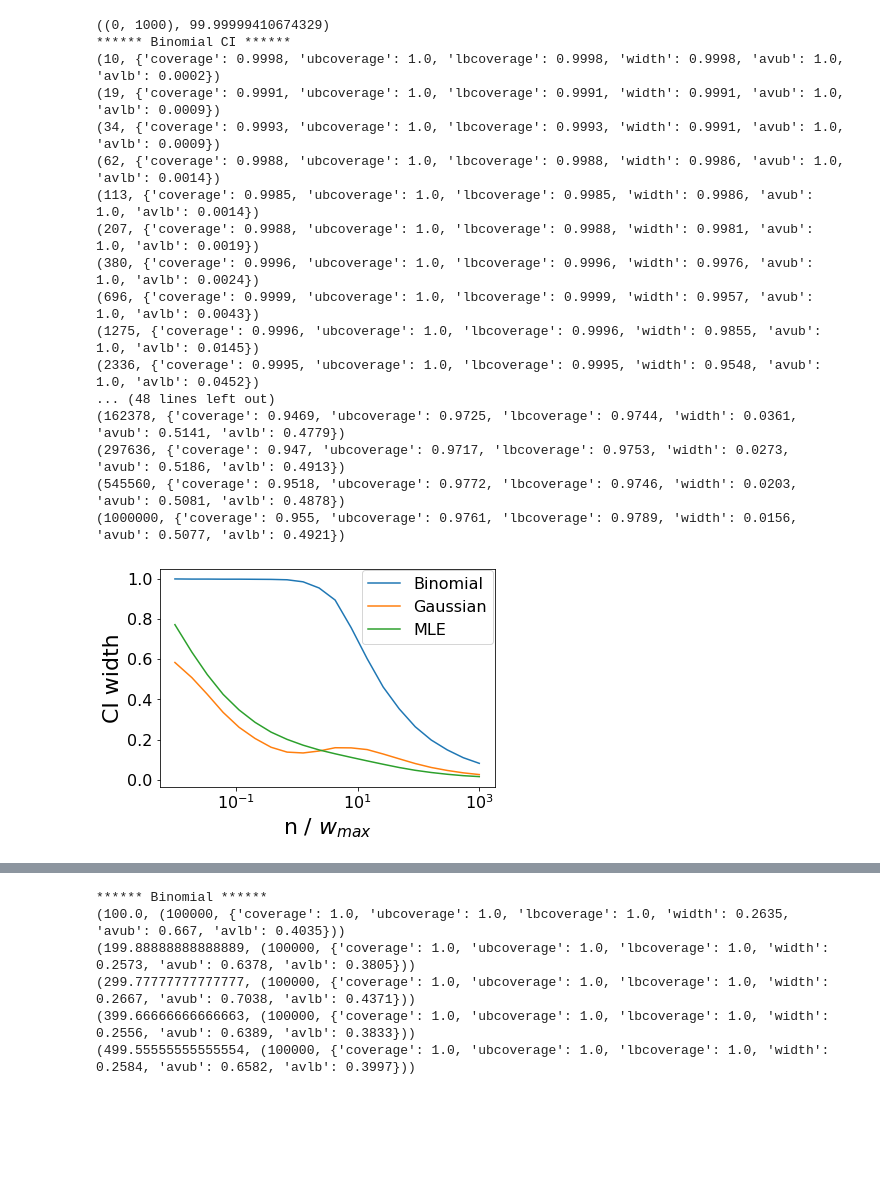
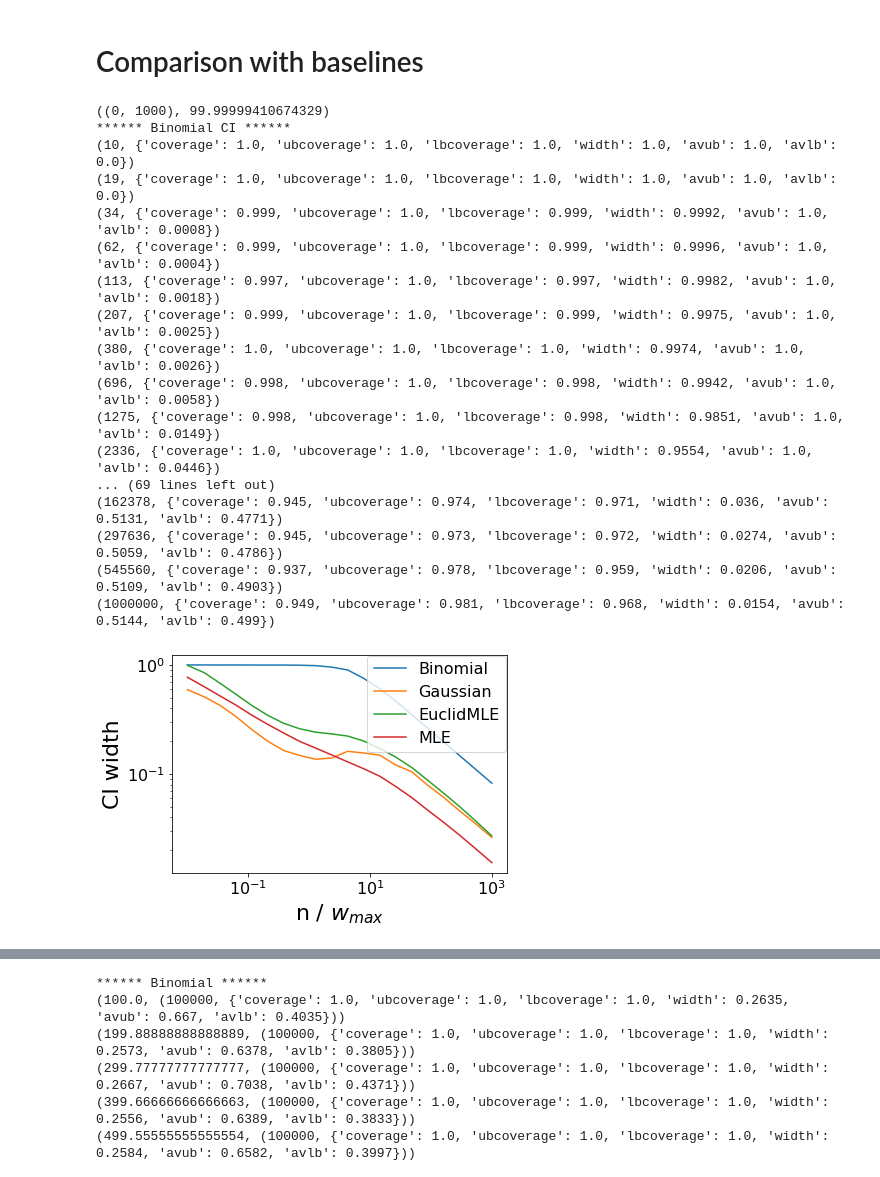
Before and after one commit to pmineiro/elfcb, a Jupyter notebook: ci.ipynb, the cells around one changed output, grey strips where cells are left out. Cells and saved outputs as stored; diff of their text form; code cells hidden in the pictures; blank space fills up the shorter version.

Commit message:
euclidean ci

```diff
--- a/ci.ipynb
+++ b/ci.ipynb
@@ -1,3 +49,5 @@
+# %% [markdown]
+# Comparison with baselines
 # %%
 class CITest:
     class ClopperPearson:
@@ -52,13 +327,13 @@ import MLE.MLE
 reload(environments.ControlledRangeVariance)
 reload(MLE.MLE)
 
-def produceresults(env, method, maxexp=6, numpts=15, ndataperpt=100):
+def produceresults(env, method, minexp=1, maxexp=6, numpts=15, ndataperpt=100):
     from math import ceil
     import numpy
 
     wmin, wmax = env.range()
 
-    for ndata in map(ceil, numpy.logspace(1, maxexp, numpts)):
+    for ndata in map(ceil, numpy.logspace(minexp, maxexp, numpts)):
         bounds=[]
         for i in range(1, ndataperpt+1):
             (truevalue, data) = env.sample(ndata)
@@ -111,13 +386,16 @@ print(getenv()[2:])
 wmax = getenv()[2][1]
 
 allres = []
-for (name, method) in [ ('Binomial CI', lambda data, wmax, alpha, **kwargs: CITest.ClopperPearson.interval(data, wmax, alpha)),
+for (name, method) in [
+                        ('Binomial CI', lambda data, wmax, alpha, **kwargs: CITest.ClopperPearson.interval(data, wmax, alpha)),
                         ('Asymptotic Gaussian', lambda data, wmax, alpha, **kwargs: CITest.AsymptoticGaussian.interval(data, wmax, alpha)),
+                        ('Euclidean', lambda data, wmax, alpha, **kwargs: CITest.Euclidean.interval(data, wmax, alpha)),
                         ('MLE CI', lambda data, **kwargs: MLE.MLE.asymptoticconfidenceinterval(datagen=lambda: data, **kwargs)[0]),
+
                       ]:
     print('****** {} ******'.format(name))
     res = []
-    for zzz in produceresults(getenv()[0], method, ndataperpt=10000, numpts=20):
+    for zzz in produceresults(getenv()[0], method, minexp=1, ndataperpt=1000, numpts=20):
         res.append(zzz)
         print('{}'.format(zzz), flush=True)
     allres.append((name, res))
@@ -126,21 +404,21 @@ pickle.dump( allres, open( "epsilongreedy_ci_allres.p", "wb" ) )
 # %% [output]
 ((0, 1000), 99.99999410674329)
 ****** Binomial CI ******
-(10, {'coverage': 0.9998, 'ubcoverage': 1.0, 'lbcoverage': 0.9998, 'width': 0.9998, 'avub': 1.0, 'avlb': 0.0002})
-(19, {'coverage': 0.9991, 'ubcoverage': 1.0, 'lbcoverage': 0.9991, 'width': 0.9991, 'avub': 1.0, 'avlb': 0.0009})
-(34, {'coverage': 0.9993, 'ubcoverage': 1.0, 'lbcoverage': 0.9993, 'width': 0.9991, 'avub': 1.0, 'avlb': 0.0009})
-(62, {'coverage': 0.9988, 'ubcoverage': 1.0, 'lbcoverage': 0.9988, 'width': 0.9986, 'avub': 1.0, 'avlb': 0.0014})
-(113, {'coverage': 0.9985, 'ubcoverage': 1.0, 'lbcoverage': 0.9985, 'width': 0.9986, 'avub': 1.0, 'avlb': 0.0014})
-(207, {'coverage': 0.9988, 'ubcoverage': 1.0, 'lbcoverage': 0.9988, 'width': 0.9981, 'avub': 1.0, 'avlb': 0.0019})
-(380, {'coverage': 0.9996, 'ubcoverage': 1.0, 'lbcoverage': 0.9996, 'width': 0.9976, 'avub': 1.0, 'avlb': 0.0024})
-(696, {'coverage': 0.9999, 'ubcoverage': 1.0, 'lbcoverage': 0.9999, 'width': 0.9957, 'avub': 1.0, 'avlb': 0.0043})
-(1275, {'coverage': 0.9996, 'ubcoverage': 1.0, 'lbcoverage': 0.9996, 'width': 0.9855, 'avub': 1.0, 'avlb': 0.0145})
-(2336, {'coverage': 0.9995, 'ubcoverage': 1.0, 'lbcoverage': 0.9995, 'width': 0.9548, 'avub': 1.0, 'avlb': 0.0452})
-... (48 lines left out)
-(162378, {'coverage': 0.9469, 'ubcoverage': 0.9725, 'lbcoverage': 0.9744, 'width': 0.0361, 'avub': 0.5141, 'avlb': 0.4779})
-(297636, {'coverage': 0.947, 'ubcoverage': 0.9717, 'lbcoverage': 0.9753, 'width': 0.0273, 'avub': 0.5186, 'avlb': 0.4913})
-(545560, {'coverage': 0.9518, 'ubcoverage': 0.9772, 'lbcoverage': 0.9746, 'width': 0.0203, 'avub': 0.5081, 'avlb': 0.4878})
-(1000000, {'coverage': 0.955, 'ubcoverage': 0.9761, 'lbcoverage': 0.9789, 'width': 0.0156, 'avub': 0.5077, 'avlb': 0.4921})
+(10, {'coverage': 1.0, 'ubcoverage': 1.0, 'lbcoverage': 1.0, 'width': 1.0, 'avub': 1.0, 'avlb': 0.0})
+(19, {'coverage': 1.0, 'ubcoverage': 1.0, 'lbcoverage': 1.0, 'width': 1.0, 'avub': 1.0, 'avlb': 0.0})
+(34, {'coverage': 0.999, 'ubcoverage': 1.0, 'lbcoverage': 0.999, 'width': 0.9992, 'avub': 1.0, 'avlb': 0.0008})
+(62, {'coverage': 0.999, 'ubcoverage': 1.0, 'lbcoverage': 0.999, 'width': 0.9996, 'avub': 1.0, 'avlb': 0.0004})
+(113, {'coverage': 0.997, 'ubcoverage': 1.0, 'lbcoverage': 0.997, 'width': 0.9982, 'avub': 1.0, 'avlb': 0.0018})
+(207, {'coverage': 0.999, 'ubcoverage': 1.0, 'lbcoverage': 0.999, 'width': 0.9975, 'avub': 1.0, 'avlb': 0.0025})
+(380, {'coverage': 1.0, 'ubcoverage': 1.0, 'lbcoverage': 1.0, 'width': 0.9974, 'avub': 1.0, 'avlb': 0.0026})
+(696, {'coverage': 0.998, 'ubcoverage': 1.0, 'lbcoverage': 0.998, 'width': 0.9942, 'avub': 1.0, 'avlb': 0.0058})
+(1275, {'coverage': 0.998, 'ubcoverage': 1.0, 'lbcoverage': 0.998, 'width': 0.9851, 'avub': 1.0, 'avlb': 0.0149})
+(2336, {'coverage': 1.0, 'ubcoverage': 1.0, 'lbcoverage': 1.0, 'width': 0.9554, 'avub': 1.0, 'avlb': 0.0446})
+... (69 lines left out)
+(162378, {'coverage': 0.945, 'ubcoverage': 0.974, 'lbcoverage': 0.971, 'width': 0.036, 'avub': 0.5131, 'avlb': 0.4771})
+(297636, {'coverage': 0.945, 'ubcoverage': 0.973, 'lbcoverage': 0.972, 'width': 0.0274, 'avub': 0.5059, 'avlb': 0.4786})
+(545560, {'coverage': 0.937, 'ubcoverage': 0.978, 'lbcoverage': 0.959, 'width': 0.0206, 'avub': 0.5109, 'avlb': 0.4903})
+(1000000, {'coverage': 0.949, 'ubcoverage': 0.981, 'lbcoverage': 0.968, 'width': 0.0154, 'avub': 0.5144, 'avlb': 0.499})
 # %%
 %matplotlib inline
 
@@ -302,44 +580,43 @@ class FlassPlot:
     @staticmethod
     def pic(x, y, label):
         import matplotlib.pyplot as plt
-        plt.semilogx(x, y, label=label)
+        plt.loglog(x, y, label=label)
 
         #plt.loglog(x, y, label=label)
         plt.legend()
 
     @staticmethod
     def axeslabel(xlabel, ylabel):
         import matplotlib.pyplot as plt
         plt.xlabel(xlabel)
         plt.ylabel(ylabel)
 
     @staticmethod
     def title(title):
         import matplotlib.pyplot as plt
         plt.title(title)
 
     @staticmethod
     def legend(**kwargs):
         import matplotlib.pyplot as plt
         plt.legend(**kwargs)
 
     @staticmethod
     def savefig(filename):
         import matplotlib.pyplot as plt
         plt.savefig(filename, bbox_inches='tight')
 
 import pickle
-del allres
 allres = pickle.load(open( "epsilongreedy_ci_allres.p", "rb" ) )
 
-renameit = { "Binomial CI": "Binomial", "Asymptotic Gaussian": "Gaussian", "MLE CI": "MLE" }
+renameit = { "Binomial CI": "Binomial", "Asymptotic Gaussian": "Gaussian", "MLE CI": "MLE", "Euclidean": "EuclidMLE" }
 FlassPlot.forpaper()
 for name, res in allres:
-    FlassPlot.pic([ x[0] / wmax for x in res ], [ x[1]['width'] for x in res ], label=renameit[name])
-FlassPlot.legend(loc="center", bbox_to_anchor=[0.8,0.825])
+    FlassPlot.pic([ x[0] / wmax for x in res ], [ x[1]['width'] for x in res ], label=renameit.get(name, name))
+FlassPlot.legend(loc="center", bbox_to_anchor=[0.79,0.775])
 FlassPlot.axeslabel('n / $w_{max}$', 'CI width')
 # %% [output]
-[figure, old version]
+[figure, new version]
 # %%
 %matplotlib inline
 
```
Also changed, not shown: parts of 5 cells of this notebook, 1 other file.
